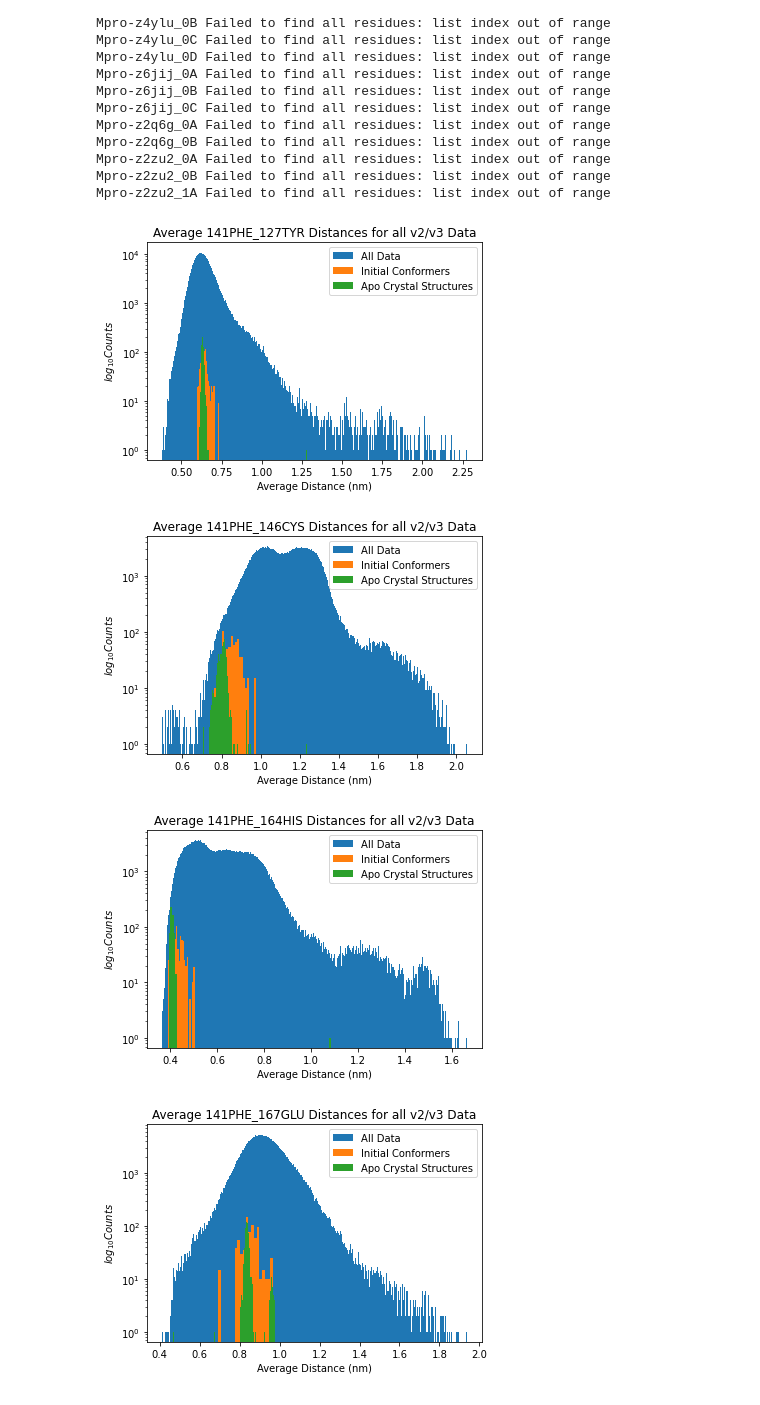
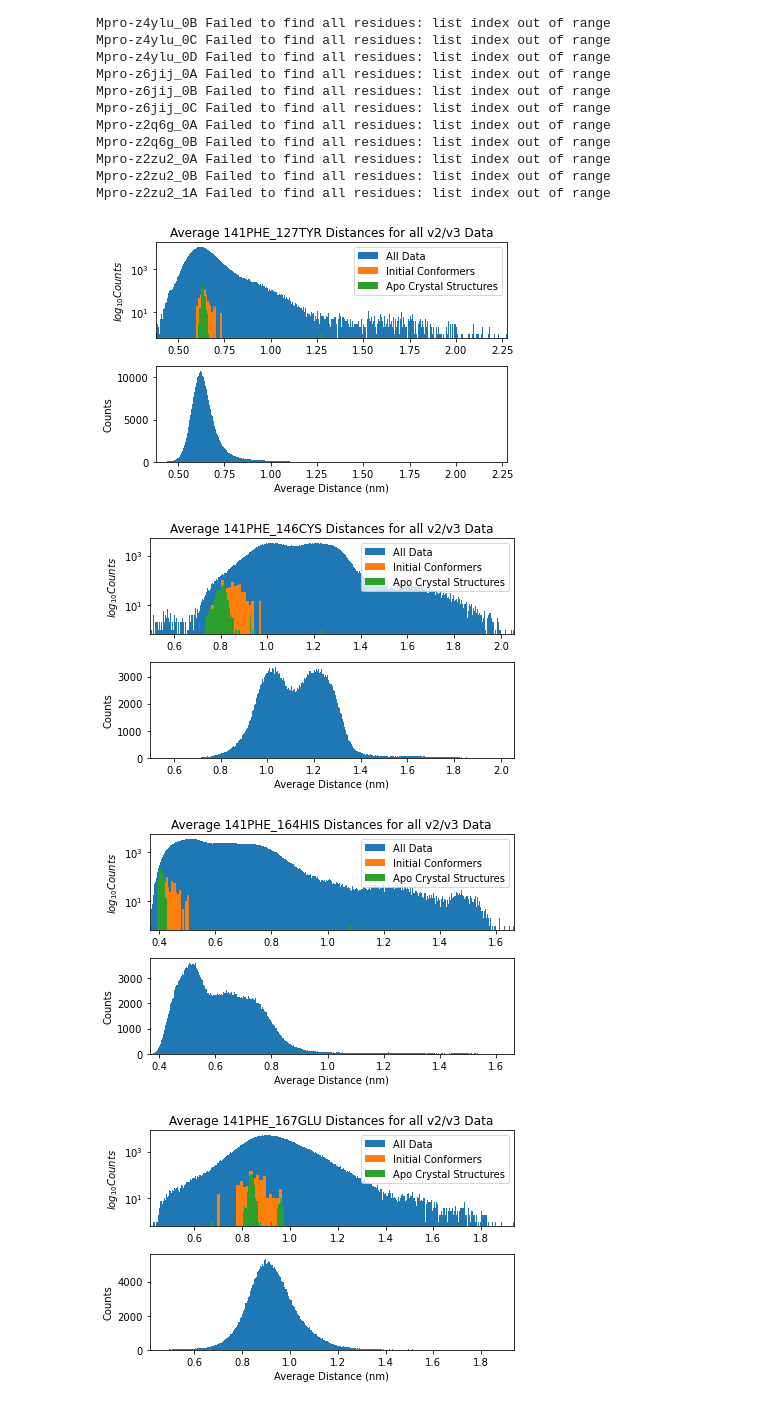
Before and after one commit to yabmtm/Mpro-ConfAnalysis, a Jupyter notebook: featurize_and_analyze.ipynb, the cells around one changed output. Drawn from its saved outputs; the diff is of its cells as text; code cells hidden in the pictures.

```diff
--- a/featurize_and_analyze.ipynb
+++ b/featurize_and_analyze.ipynb
@@ -134,41 +134,55 @@ for directory in notebook.tqdm(glob.glob('Trajectories/*')):
                 np.save(f'{feature_directory}/{ident}.npy',distances)
 # %%
 from tqdm import notebook
-import glob, re
+import glob, re, os
 import numpy as np
 from matplotlib import pyplot as plt
 
 # This will make histograms for each of the previously extracted features
 # with another histogram projected on top for features of initial conformers
+save_plots = False
 
 for directory in notebook.tqdm(glob.glob('Features/*')):
     feature_name = re.sub('Features/','',directory)
     xtal, distances = [],[]
-    for file in glob.glob(f'{directory}/P*'):
+    for file in glob.glob(f'{directory}/P14*'):
         distances.append(np.load(file))
     # distances will be of shape (nTrajectories, nFrames, nDistances)
     # we can take the average of these distances for each frame to get an idea of
     # overall residue to residue changes
     average_distances, first_frame_averages = [],[]
     for i in distances: # for each traj
         for x,j in enumerate(i): # for each frame
             if x == 0:
                 first_frame_averages.append(np.average(j))
             average_distances.append(np.average(j))
     for file in glob.glob(f'{directory}/Mpro*'):
         xtal.append(np.average(np.load(file)[0]))
+    plt.subplot(211)
     # make a histogram for each feature with an overlayed histogram of initial distances
     plt.hist(average_distances,bins=1000, label='All Data')
     plt.hist(first_frame_averages,bins=20, label='Initial Conformers')
     plt.hist(xtal,bins=100, label='Apo Crystal Structures')
     plt.legend()
     plt.title(f'Average {feature_name} Distances for all v2/v3 Data')
-    plt.xlabel('Average Distance (nm)')
     plt.ylabel('$log_{10} Counts$')
     plt.yscale('log')
-    plt.show();plt.close()
+    plt.xlim(min(average_distances), max(average_distances))
+    plt.subplot(212)
+    plt.hist(average_distances,bins=1000, label='All Data')
+    plt.xlabel('Average Distance (nm)')
+    plt.ylabel('Counts')
+    plt.xlim(min(average_distances), max(average_distances))
+    plt.tight_layout()
+    if save_plots:
+        if not os.path.exists('plots'):
+            os.makedirs('plots')
+        plt.savefig(f'plots/{feature_name}_hist.png')
+    else:
+        plt.show()
+    plt.close()
 # %% [output]
-[figure, old version]
+[figure, new version]
-[figure, old version]
+[figure, new version]
-[figure, old version]
+[figure, new version]
-[figure, old version]
+[figure, new version]
```
Also changed, not shown: parts of 10 cells of this notebook.
